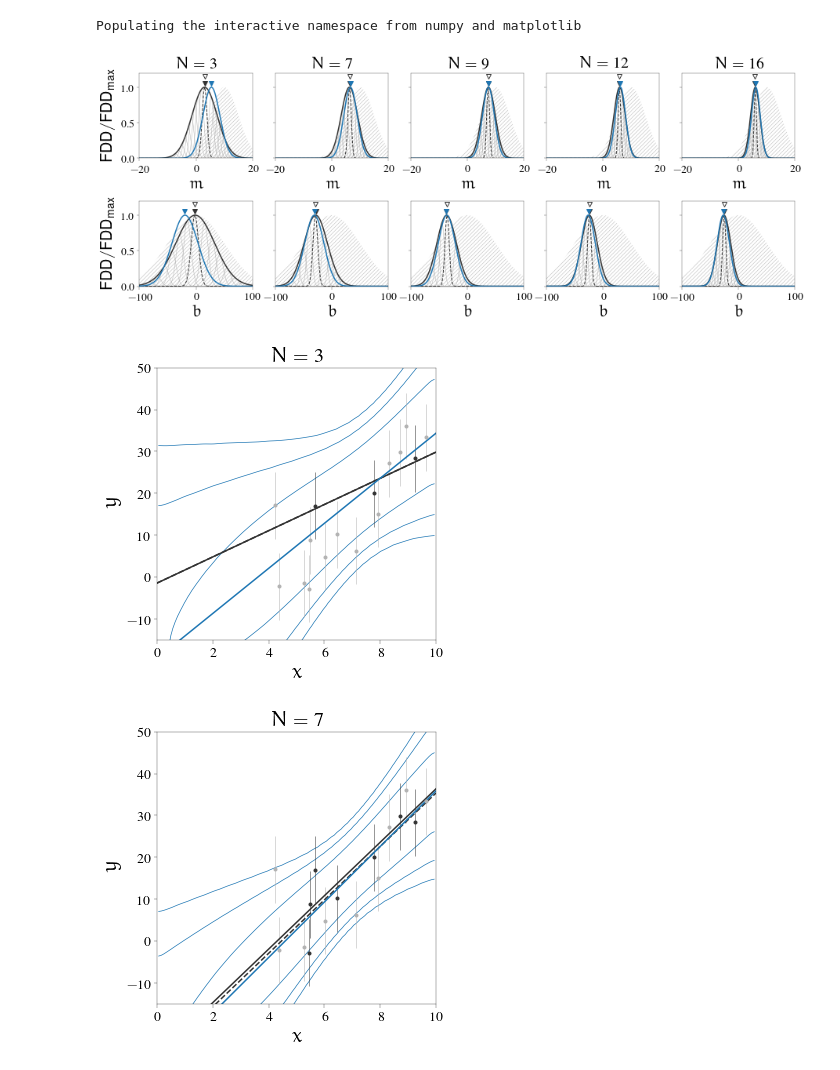
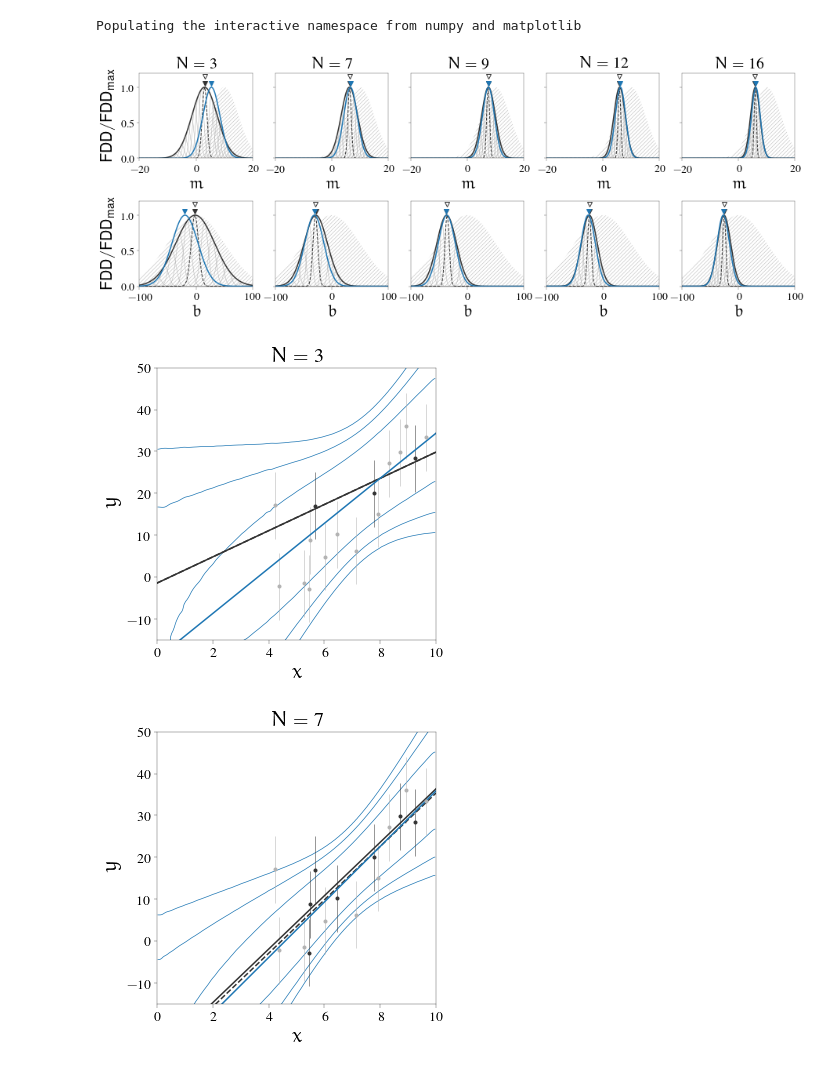
Before and after one commit to ajmejia/1st-phd-seminar, a Jupyter notebook: examples.ipynb, the cells around one changed output. Drawn from its saved outputs; the diff is of its cells as text; code cells hidden in the pictures.

```diff
--- a/examples.ipynb
+++ b/examples.ipynb
@@ -131,7 +131,7 @@ def rejection_sampling(support, PDF, n_samples=100, return_grid=False, grid_step
     else:
         return x, y
 # definir función para muestrear el espacio de observables de acuerdo a la PDF
-def model_sampling(support, PDF, X, model, max_samples=100, bins=100):
+def model_sampling(support, PDF, X, model, max_samples=100, bins=200):
     PDF_ = copy(PDF)
     PDF_ = norm_to_max(PDF_)*max_samples
 
@@ -167,9 +167,9 @@ B = linspace(range_b[0], range_b[1], shape[2])
 sk, mu, sigma = 0.0, 0.0, 8.0
 x = sort(X[0]+random.rand(N_obs)*(X[-1]-X[0]))
 y = real_model(x, real_params) + skewnorm.rvs(sk, mu, sigma, size=N_obs)
-mask_linear = x>4.0
-x_obs = x[mask_linear]
-y_obs = y[mask_linear]
+mask = x>4.0
+x_obs = x[mask]
+y_obs = y[mask]
 XX_obs, MM_obs, BB_obs = meshgrid(x_obs, M, B, indexing="ij")
 YY_obs, MM_obs, BB_obs = meshgrid(y_obs, M, B, indexing="ij")
 # ======================================================================================================================
@@ -271,32 +271,32 @@ for j,i in it.product(xrange(axs.shape[1]),xrange(axs.shape[0])):
         axs[1,j].set_visible(True)
 
         if save_fit: fig_fit.savefig("img/linear-fit-{}-{}".format(join(names[mask_names],"-"), j+1))
         if any(mask_names) and save_pdf: fig_pdf.savefig("img/linear-pdf-{}-{}".format(join(names[mask_names],"-"), j+1))
 # ======================================================================================================================
 # ======================================== LIKELIHOOD ANALYSIS =========================================================
 show_mle = True
 show_likelihood = True
 show_cond_b = True
 show_cond_m = True
 save_pars = False
 mask_names = array([show_mle, show_likelihood, show_cond_m, show_cond_b])
 names = array(["mle", "likelihood", "condm", "condb"])
 
 fig_par, ax = subplots(1, 1)
 likelihood = lik_i(XX_obs, YY_obs, sigma, [MM_obs,BB_obs]).prod(axis=0)
 mle_m, mle_b = unravel_index(argmax(likelihood), likelihood.shape)
 
 if show_likelihood:
     ax.contour(MM_obs[0], BB_obs[0], likelihood, [percentile_to_level(MM_obs[0],BB_obs[0],likelihood,per) for per in percentiles], colors="0.2", linewidths=0.7)
 ax.plot(M[mle_m], B[mle_b], "o", mfc="0.2", mec="0.2", visible=show_mle)
 ax.axvline(M[mle_m], ls="--", lw=0.7, color="0.2", visible=show_cond_b)
 ax.axhline(B[mle_b], ls="--", lw=0.7, color="0.2", visible=show_cond_m)
 ax.set_xlim(2.0, 10.0)
 ax.set_ylim(-50.0, 0.0)
 ax.set_xlabel(r"$m$")
 ax.set_ylabel(r"$b$")
 if save_pars: fig_par.savefig("img/pars-{}".format(join(names[mask_names], "-") if any(mask_names) else "blank"))
 # %% [output]
 [figure]
-[figure, old version]
+[figure, new version]
-[figure, old version]
+[figure, new version]
```
Also changed, not shown: parts of 4 cells of this notebook.
